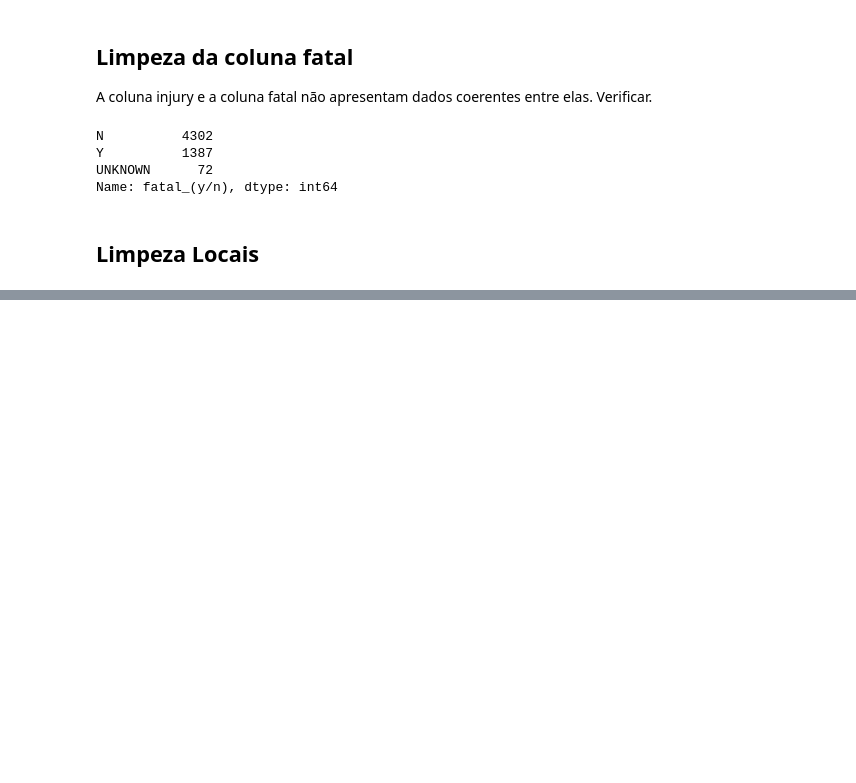
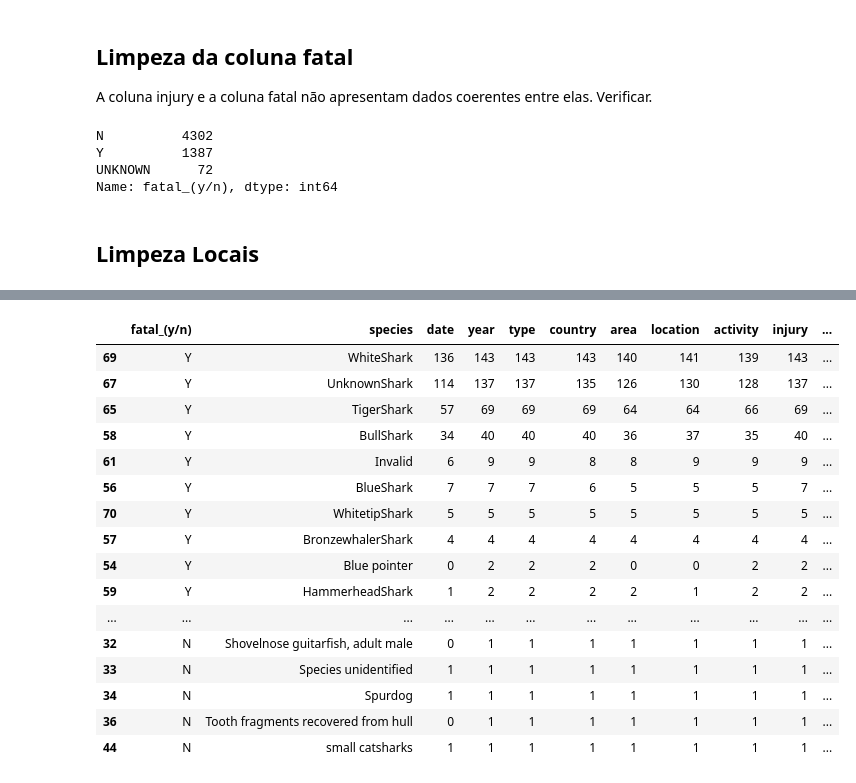
Before and after one commit to carlarbj/Shark_attack, a Jupyter notebook: Shark _attack_project.ipynb, the cells around one changed output, grey strips where cells are left out. Saved outputs shown, nothing was run; the diff lists cells and outputs as text; code cells hidden in the pictures; blank space fills up the shorter version.

Commit message:
Mes e groupby adicionados

```diff
--- a/Shark _attack_project.ipynb
+++ b/Shark _attack_project.ipynb
@@ -574,0 +569,20 @@ cshark['year'] = cshark['year'].astype(object)
+# %%
+cshark.groupby(['fatal_(y/n)', 'species'], as_index=False).count().sort_values(['fatal_(y/n)','year'], ascending = False)
+# %% [output]
+|  | fatal_(y/n) | species | date | year | type | country | area | location | activity | injury | ... |
+| 69 | Y | WhiteShark | 136 | 143 | 143 | 143 | 140 | 141 | 139 | 143 | ... |
+| 67 | Y | UnknownShark | 114 | 137 | 137 | 135 | 126 | 130 | 128 | 137 | ... |
+| 65 | Y | TigerShark | 57 | 69 | 69 | 69 | 64 | 64 | 66 | 69 | ... |
+| 58 | Y | BullShark | 34 | 40 | 40 | 40 | 36 | 37 | 35 | 40 | ... |
+| 61 | Y | Invalid | 6 | 9 | 9 | 8 | 8 | 9 | 9 | 9 | ... |
+| 56 | Y | BlueShark | 7 | 7 | 7 | 6 | 5 | 5 | 5 | 7 | ... |
+| 70 | Y | WhitetipShark | 5 | 5 | 5 | 5 | 5 | 5 | 5 | 5 | ... |
+| 57 | Y | BronzewhalerShark | 4 | 4 | 4 | 4 | 4 | 4 | 4 | 4 | ... |
+| 54 | Y | Blue pointer | 0 | 2 | 2 | 2 | 0 | 0 | 2 | 2 | ... |
+| 59 | Y | HammerheadShark | 1 | 2 | 2 | 2 | 2 | 1 | 2 | 2 | ... |
+| ... | ... | ... | ... | ... | ... | ... | ... | ... | ... | ... | ... |
+| 32 | N | Shovelnose guitarfish, adult male | 0 | 1 | 1 | 1 | 1 | 1 | 1 | 1 | ... |
+| 33 | N | Species unidentified | 1 | 1 | 1 | 1 | 1 | 1 | 1 | 1 | ... |
+| 34 | N | Spurdog | 1 | 1 | 1 | 1 | 1 | 1 | 1 | 1 | ... |
+| 36 | N | Tooth fragments recovered from hull | 0 | 1 | 1 | 1 | 1 | 1 | 1 | 1 | ... |
+| 44 | N | small catsharks | 1 | 1 | 1 | 1 | 1 | 1 | 1 | 1 | ... |
```
Also changed, not shown: parts of 8 cells of this notebook.
